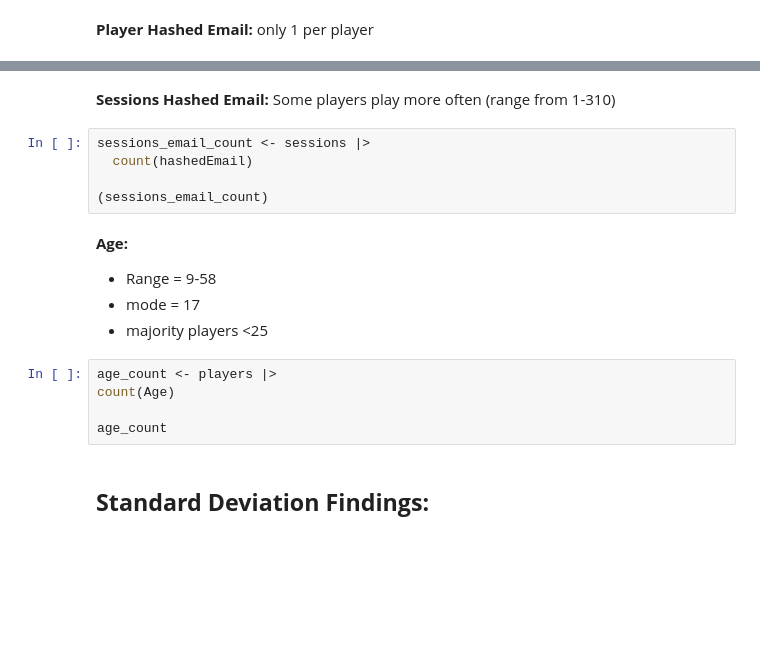
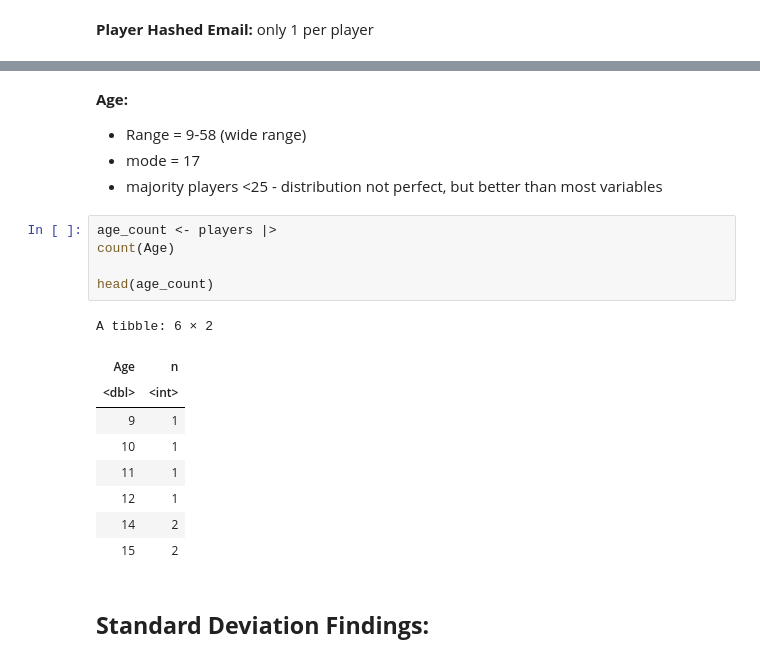
Before and after one commit to sabineelsaadany/Individual_Project_Planning, a Jupyter notebook: final_individual_project_planning.ipynb, the cells around one changed output, grey strips where cells are left out. Saved outputs shown, nothing was run; the diff lists cells and outputs as text; blank space fills up the shorter version.

```diff
--- a/final_individual_project_planning.ipynb
+++ b/final_individual_project_planning.ipynb
@@ -83,20 +175,23 @@ head(players_email_count)
-# %% [markdown]
-**Sessions Hashed Email:** Some players play more often (range from 1-310)
-# %%
-sessions_email_count <- sessions |>
-  count(hashedEmail)
-
-(sessions_email_count)
 # %% [markdown]
 **Age:**
-- Range = 9-58
+- Range = 9-58 (wide range)
 - mode = 17
-- majority players <25
+- majority players <25 - distribution not perfect, but better than most variables
 # %%
 age_count <- players |>
 count(Age)
 
-age_count
+head(age_count)
+# %% [output]
+A tibble: 6 × 2
+| Age | n |
+| <dbl> | <int> |
+| 9 | 1 |
+| 10 | 1 |
+| 11 | 1 |
+| 12 | 1 |
+| 14 | 2 |
+| 15 | 2 |
 # %% [markdown]
 ## **Standard Deviation Findings:**
 # %% [markdown]
```
Also changed, not shown: parts of 61 cells of this notebook.
